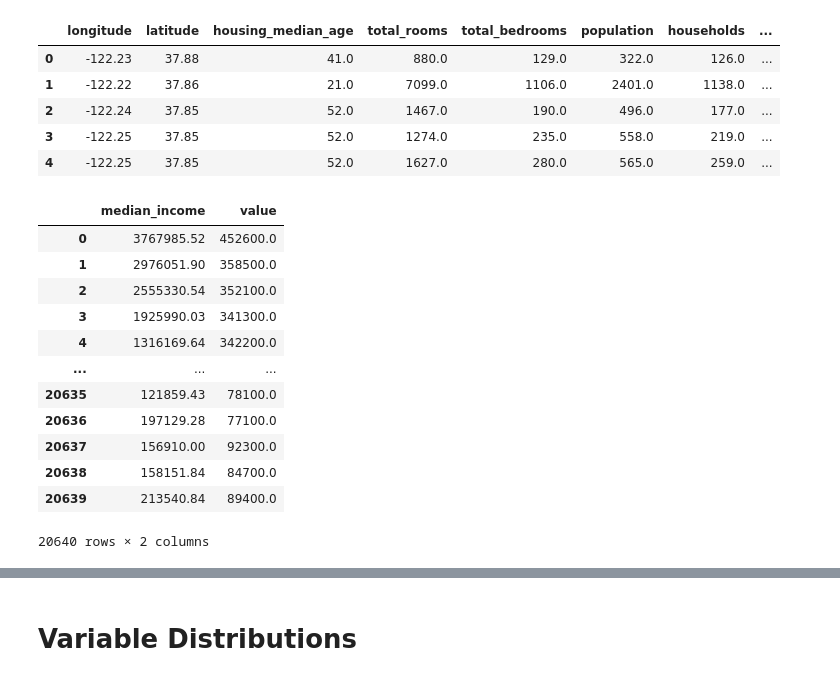
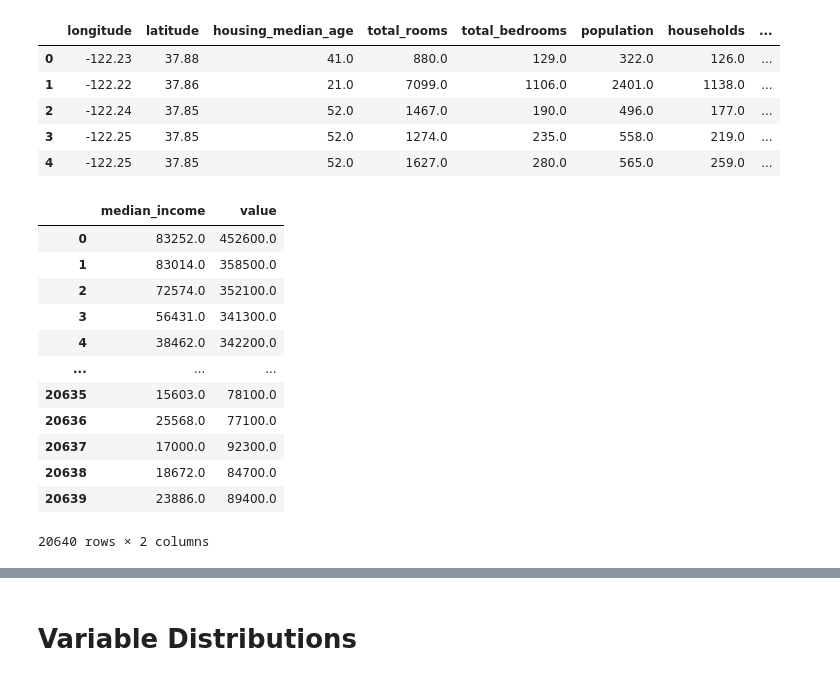
Before and after one commit to east-01/ir-ho-relationships, a Jupyter notebook: DataManipulation.ipynb, the cells around one changed output, grey strips where cells are left out. Saved outputs shown, nothing was run; the diff lists cells and outputs as text; code cells hidden in the pictures.

```diff
--- a/DataManipulation.ipynb
+++ b/DataManipulation.ipynb
@@ -16,26 +16,26 @@ cali_house_prices.head()
 # %%
 cali_house_prices.drop(["longitude", "latitude", "housing_median_age", "total_rooms", "total_bedrooms", "population", "households", "ocean_proximity"], axis=1, inplace=True)
 cali_house_prices.rename(columns={
     "median_house_value": "value"
 }, inplace=True)
 
-# median_income is initially a factor of the house value, convert median_income to real dollars
-cali_house_prices["median_income"] = cali_house_prices["value"]*cali_house_prices["median_income"]
+# median_income is initially measured in 10s of thousands, convert to dollars
+cali_house_prices["median_income"] = cali_house_prices["median_income"] * 10000
 
 cali_house_prices
 # %% [output]
 |  | median_income | value |
-| 0 | 3767985.52 | 452600.0 |
-| 1 | 2976051.90 | 358500.0 |
-| 2 | 2555330.54 | 352100.0 |
-| 3 | 1925990.03 | 341300.0 |
-| 4 | 1316169.64 | 342200.0 |
+| 0 | 83252.0 | 452600.0 |
+| 1 | 83014.0 | 358500.0 |
+| 2 | 72574.0 | 352100.0 |
+| 3 | 56431.0 | 341300.0 |
+| 4 | 38462.0 | 342200.0 |
 | ... | ... | ... |
-| 20635 | 121859.43 | 78100.0 |
-| 20636 | 197129.28 | 77100.0 |
-| 20637 | 156910.00 | 92300.0 |
-| 20638 | 158151.84 | 84700.0 |
-| 20639 | 213540.84 | 89400.0 |
+| 20635 | 15603.0 | 78100.0 |
+| 20636 | 25568.0 | 77100.0 |
+| 20637 | 17000.0 | 92300.0 |
+| 20638 | 18672.0 | 84700.0 |
+| 20639 | 23886.0 | 89400.0 |
 20640 rows × 2 columns
 # %%
 us_re_interest_rates = pd.read_csv("data/us_real_estate_interest_rates.csv")
```
Also changed, not shown: 3 other files.
